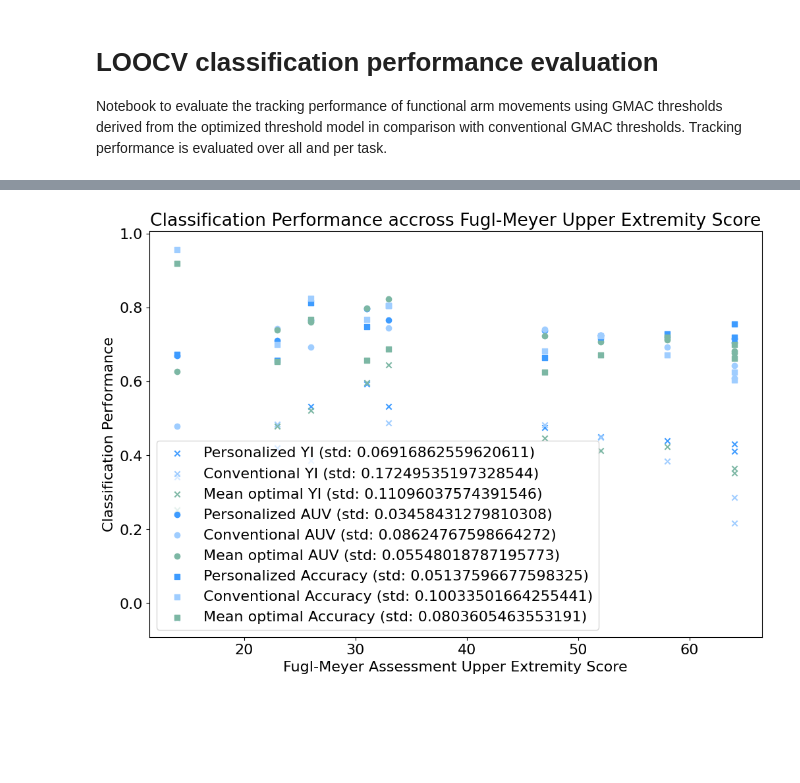
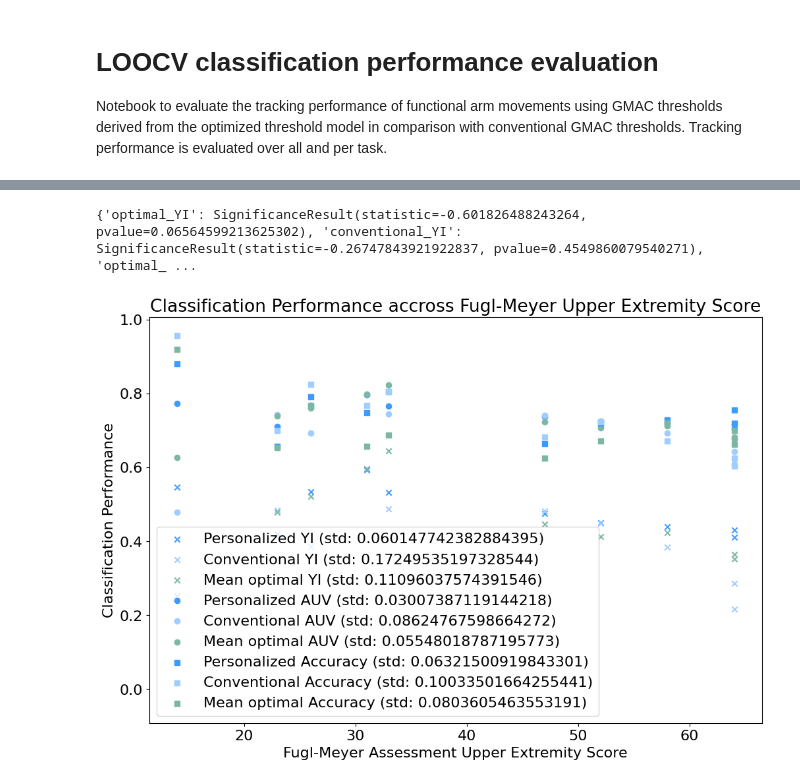
Before and after one commit to gloorli/ul-movement-tracking, a Jupyter notebook: src/evaluation_optimized_GMAC.ipynb, the cells around one changed output, grey strips where cells are left out. Cells and saved outputs as stored; diff of their text form; code cells hidden in the pictures; blank space fills up the shorter version.

Commit message:
feat: chose which regression model to use and calculate spearman correletation between classification performance and impairment level

```diff
--- a/src/evaluation_optimized_GMAC.ipynb
+++ b/src/evaluation_optimized_GMAC.ipynb
@@ -45,4 +45,6 @@ LOOCV_test.plot_LOOCV_Accuracy_perTask()
 # %%
+LOOCV_test.spearman_correlation_classification_impairment()
 LOOCV_test.plot_FMA_scatter()
 # %% [output]
+{'optimal_YI': SignificanceResult(statistic=-0.601826488243264, pvalue=0.06564599213625302), 'conventional_YI': SignificanceResult(statistic=-0.26747843921922837, pvalue=0.4549860079540271), 'optimal_ ...
-[figure, old version]
+[figure, new version]
```
Also changed, not shown: parts of 3 cells of this notebook, 1 other file.
